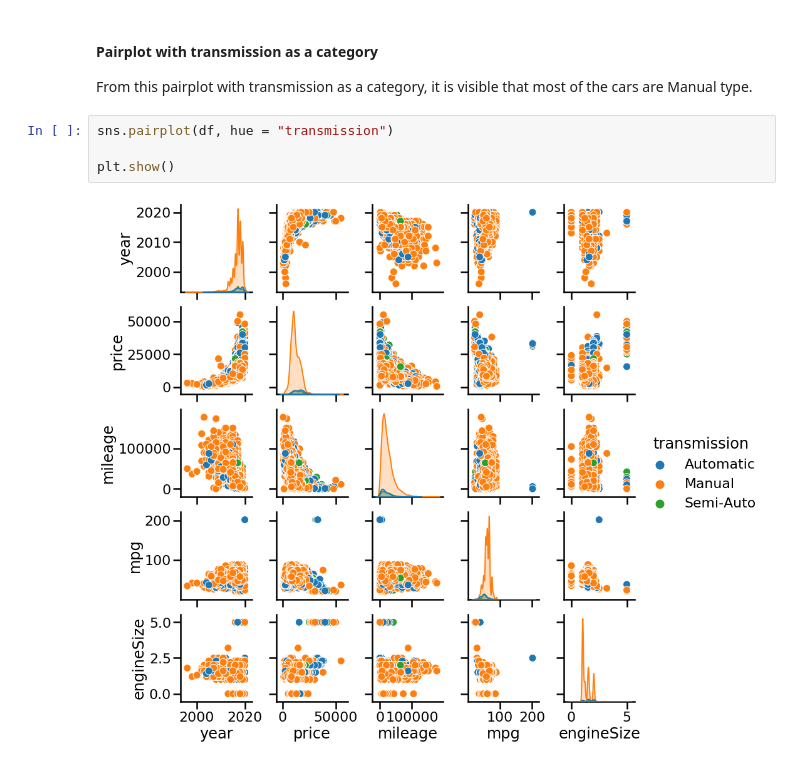
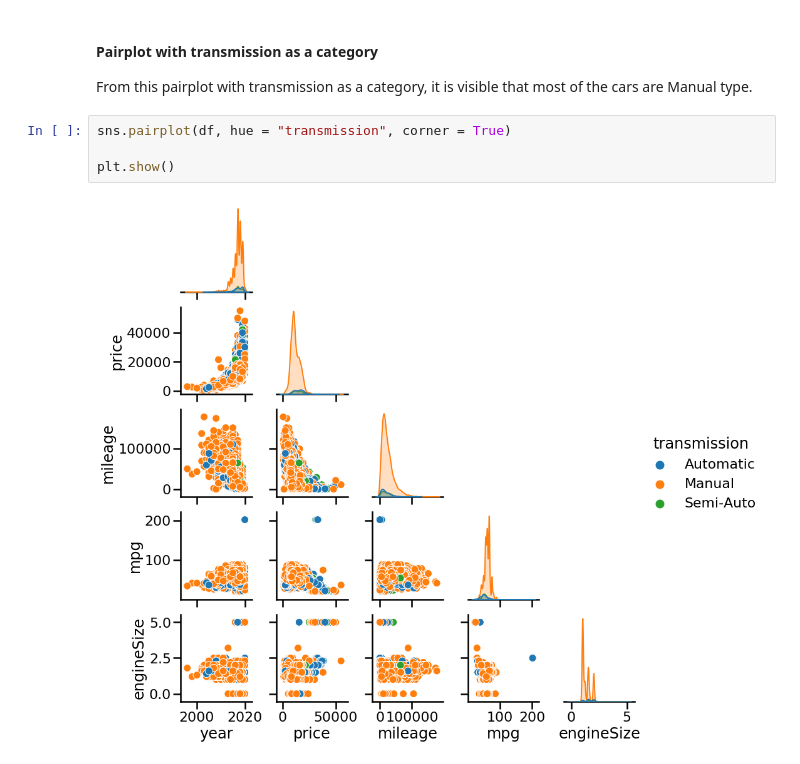
Before and after one commit to Mahmudul-UD/Used_Cars_Analysis, a Jupyter notebook: ford_used_car_analysis.ipynb, the cells around one changed output. Cells and saved outputs as stored; diff of their text form.

```diff
--- a/ford_used_car_analysis.ipynb
+++ b/ford_used_car_analysis.ipynb
@@ -375,8 +375,8 @@ plt.show()
 
 From this pairplot with transmission as a category, it is visible that most of the cars are Manual type.
 # %%
-sns.pairplot(df, hue = "transmission")
+sns.pairplot(df, hue = "transmission", corner = True)
 
 plt.show()
 # %% [output]
-[figure, old version]
+[figure, new version]
```
